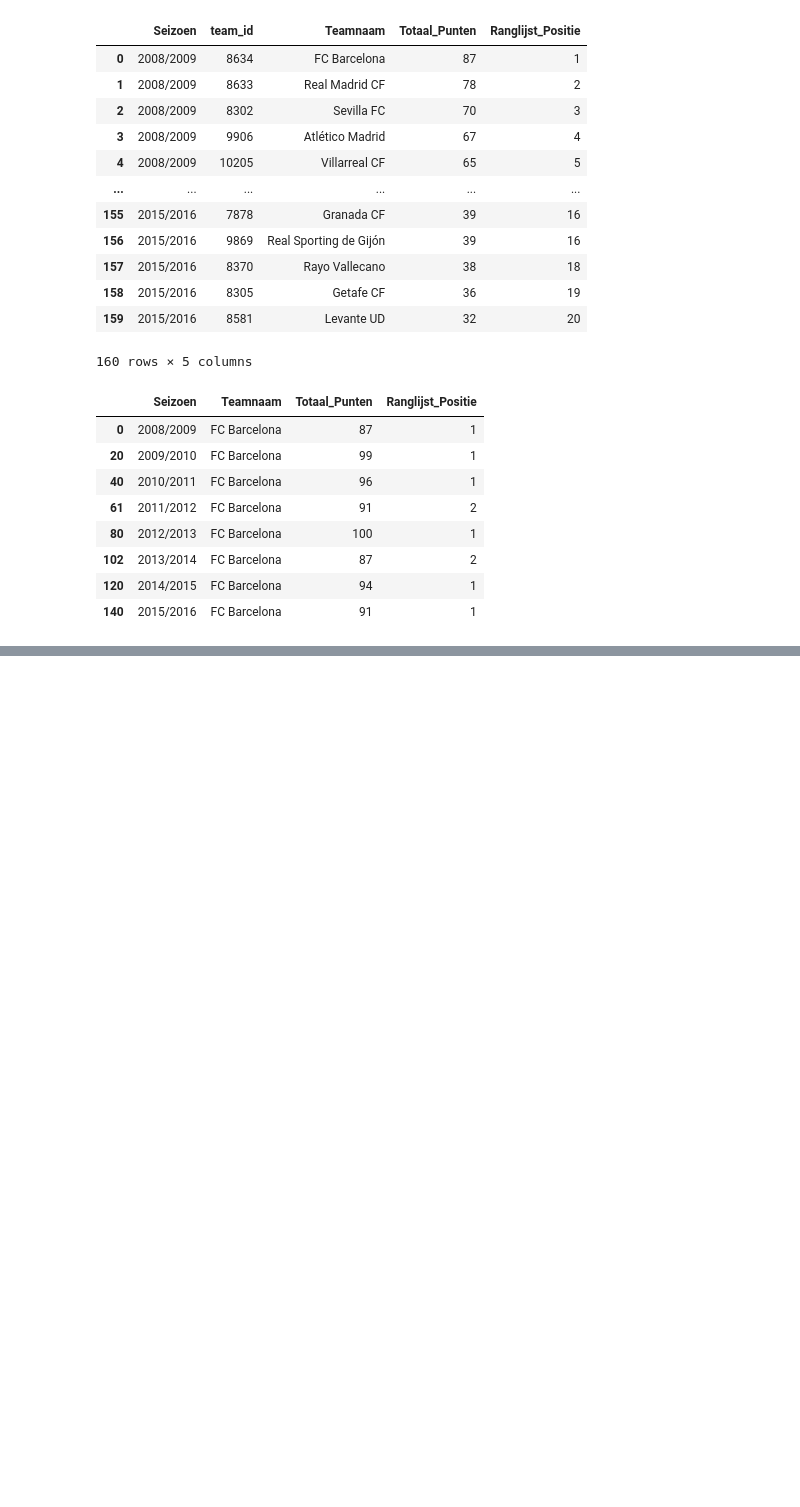
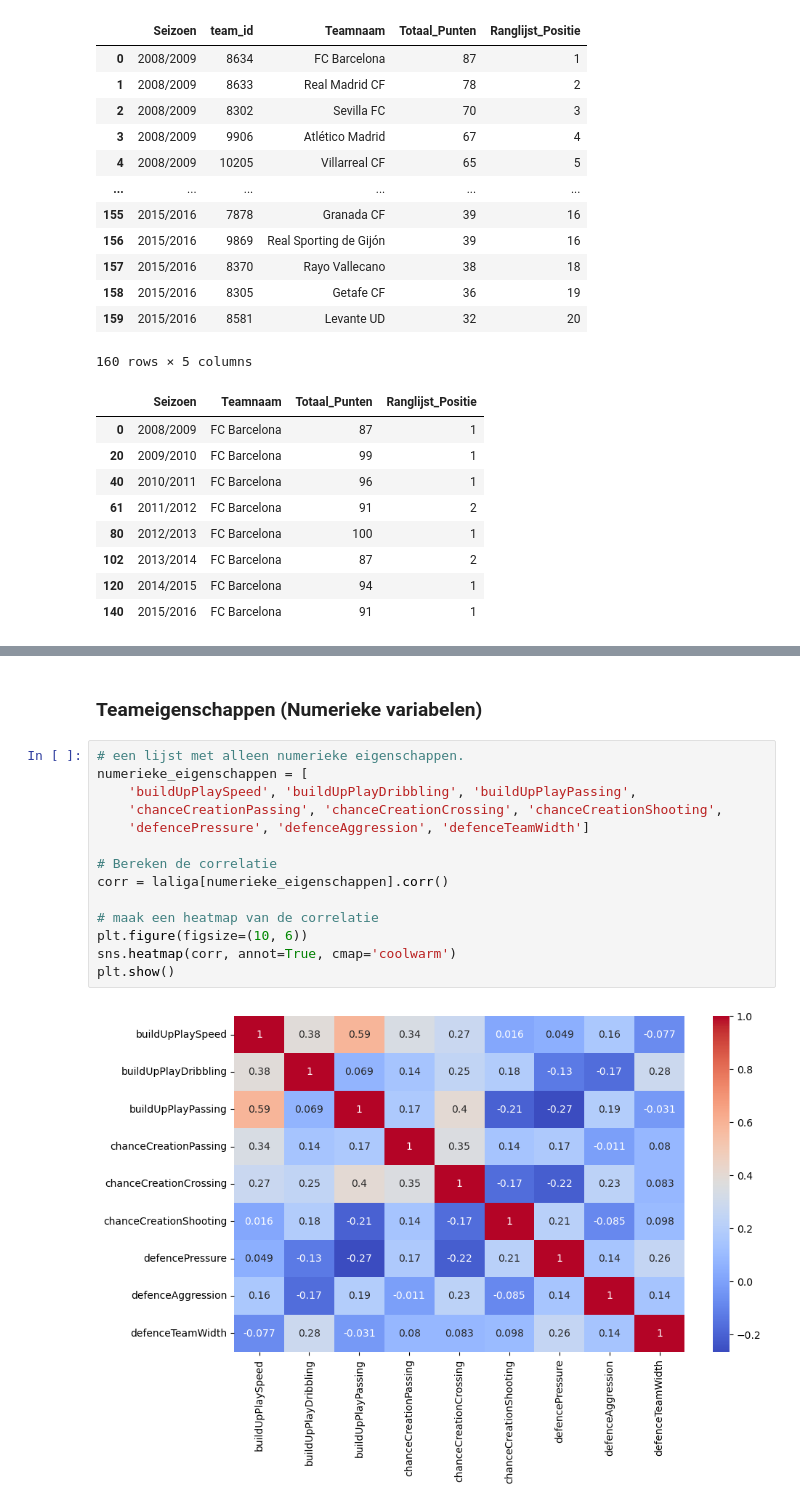
Before and after one commit to TijnD07/DataLab2-Sprint3, a Jupyter notebook: index.ipynb, the cells around one changed output, grey strips where cells are left out. Drawn from its saved outputs; the diff is of its cells as text; blank space fills up the shorter version.

```diff
--- a/index.ipynb
+++ b/index.ipynb
@@ -321,0 +329,18 @@ laliga.describe()
+# %% [markdown]
+### **Teameigenschappen (Numerieke variabelen)**
+# %%
+# een lijst met alleen numerieke eigenschappen.
+numerieke_eigenschappen = [
+    'buildUpPlaySpeed', 'buildUpPlayDribbling', 'buildUpPlayPassing',
+    'chanceCreationPassing', 'chanceCreationCrossing', 'chanceCreationShooting',
+    'defencePressure', 'defenceAggression', 'defenceTeamWidth']
+
+# Bereken de correlatie
+corr = laliga[numerieke_eigenschappen].corr()
+
+# maak een heatmap van de correlatie
+plt.figure(figsize=(10, 6))
+sns.heatmap(corr, annot=True, cmap='coolwarm')
+plt.show()
+# %% [output]
+[figure, added]
```
Also changed, not shown: parts of 23 cells of this notebook.
